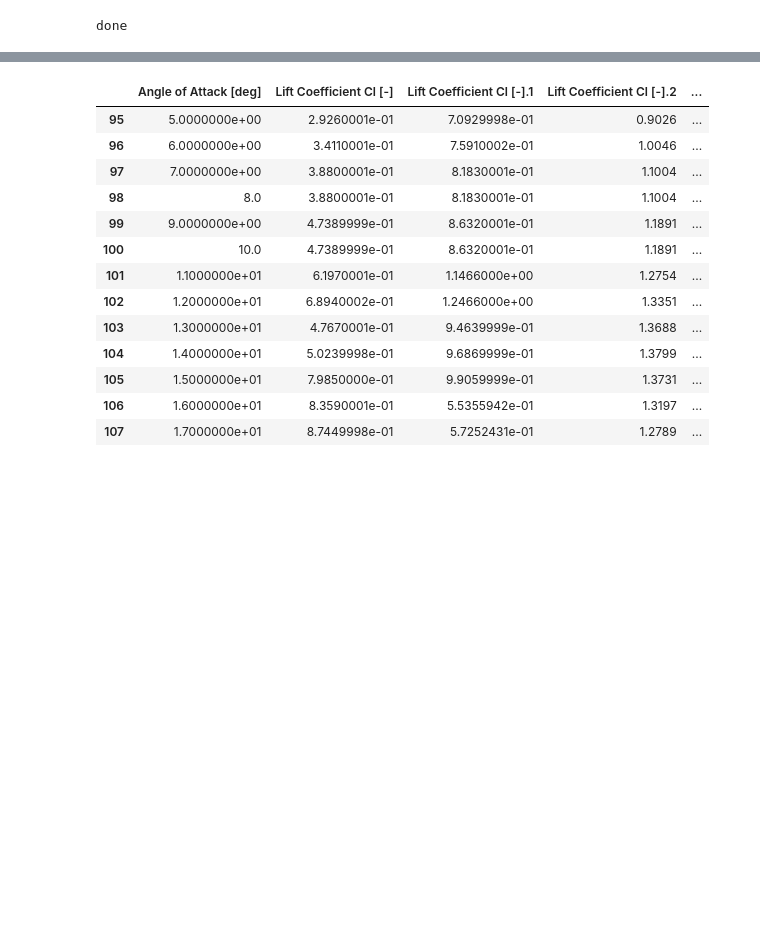
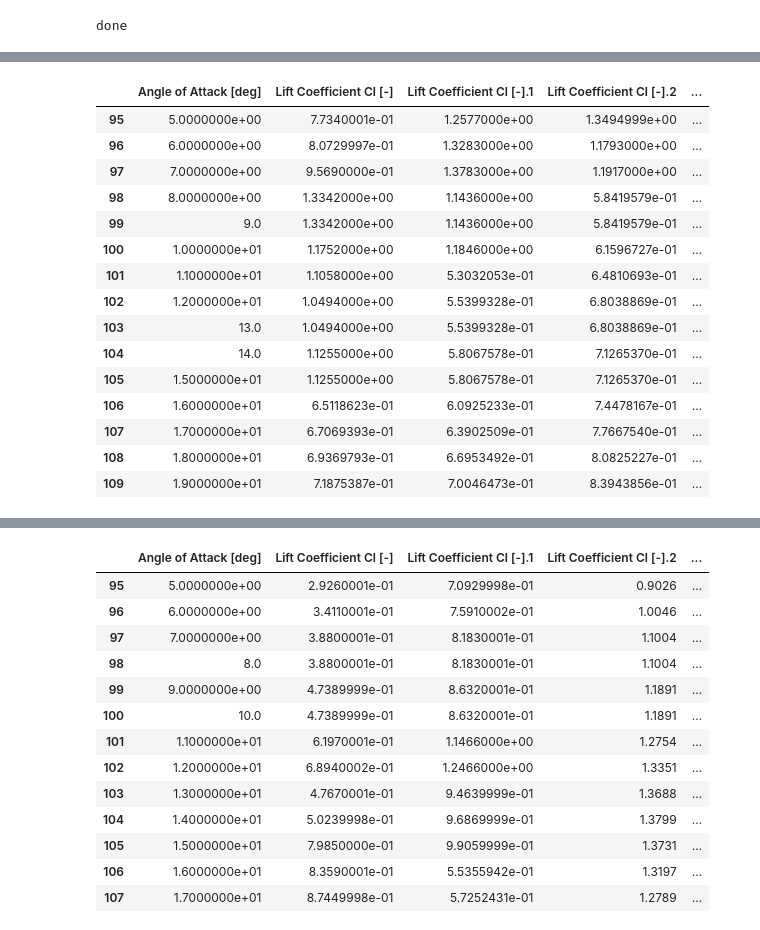
Before and after one commit to Pedro-pb-coder/polars.Qblade, a Jupyter notebook: polares.all.ipynb, the cells around one changed output, grey strips where cells are left out. Saved outputs shown, nothing was run; the diff lists cells and outputs as text; code cells hidden in the pictures; blank space fills up the shorter version.

```diff
--- a/polares.all.ipynb
+++ b/polares.all.ipynb
@@ -75,0 +40,5 @@ df_cl.head(12)
+# %%
+# Garante que pandas mostre todas as linhas e colunas sem cortar
+pd.set_option('display.max_rows', None)
+pd.set_option('display.max_colwidth', None)
+print(df_cl.iloc[:, [0]])
@@ -161,0 +155,75 @@ df_cd.head(180)
+# %%
+## alterações em CL
+
+# alterar incorreto cl 9
+#import pandas as pd
+# add a line between line 97 and 98 that is the same as line 97
+
+# Supondo que 'df' é o seu DataFrame
+
+# Separar o topo, a linha a duplicar, e o restante
+top = df_cl.iloc[:99]                      # inclui até a linha 98
+duplicate_row = df_cl.iloc[[98]].copy()   # linha 97 (como DataFrame)
+bottom = df_cl.iloc[99:]                  # da linha 98 em diante
+
+# Concatenar tudo
+df_cl = pd.concat([top, duplicate_row, bottom]).reset_index(drop=True)
+# alterar valor do grau 9
+df_cl.iloc[99, 0] = 9.0000000e+00
+
+##
+# alterar incorreto cl 13
+#import pandas as pd
+# add a line between line 97 and 98 that is the same as line 97
+
+# Supondo que 'df' é o seu DataFrame
+
+# Separar o topo, a linha a duplicar, e o restante
+top = df_cl.iloc[:103]                      # inclui até a linha 97
+duplicate_row = df_cl.iloc[[102]].copy()   # linha 97 (como DataFrame)
+bottom = df_cl.iloc[103:]                  # da linha 98 em diante
+
+# Concatenar tudo
+df_cl = pd.concat([top, duplicate_row, bottom]).reset_index(drop=True)
+# alterar valor do grau 9
+df_cl.iloc[103, 0] = 1.3000000e+01
+
+##
+
+# alterar incorreto cl 14
+#import pandas as pd
+# add a line between line 97 and 98 that is the same as line 97
+
+# Supondo que 'df' é o seu DataFrame
+
+# Separar o topo, a linha a duplicar, e o restante
+top = df_cl.iloc[:104]                      # inclui até a linha 97
+duplicate_row = df_cl.iloc[[104]].copy()   # linha 97 (como DataFrame)
+bottom = df_cl.iloc[104:]                  # da linha 98 em diante
+
+# Concatenar tudo
+df_cl = pd.concat([top, duplicate_row, bottom]).reset_index(drop=True)
+# alterar valor do grau 9
+df_cl.iloc[104, 0] = 1.4000000e+01
+
+
+# show
+
+df_cl.iloc[95:110]
+# %% [output]
+|  | Angle of Attack [deg] | Lift Coefficient Cl [-] | Lift Coefficient Cl [-].1 | Lift Coefficient Cl [-].2 | ... |
+| 95 | 5.0000000e+00 | 7.7340001e-01 | 1.2577000e+00 | 1.3494999e+00 | ... |
+| 96 | 6.0000000e+00 | 8.0729997e-01 | 1.3283000e+00 | 1.1793000e+00 | ... |
+| 97 | 7.0000000e+00 | 9.5690000e-01 | 1.3783000e+00 | 1.1917000e+00 | ... |
+| 98 | 8.0000000e+00 | 1.3342000e+00 | 1.1436000e+00 | 5.8419579e-01 | ... |
+| 99 | 9.0 | 1.3342000e+00 | 1.1436000e+00 | 5.8419579e-01 | ... |
+| 100 | 1.0000000e+01 | 1.1752000e+00 | 1.1846000e+00 | 6.1596727e-01 | ... |
+| 101 | 1.1000000e+01 | 1.1058000e+00 | 5.3032053e-01 | 6.4810693e-01 | ... |
+| 102 | 1.2000000e+01 | 1.0494000e+00 | 5.5399328e-01 | 6.8038869e-01 | ... |
+| 103 | 13.0 | 1.0494000e+00 | 5.5399328e-01 | 6.8038869e-01 | ... |
+| 104 | 14.0 | 1.1255000e+00 | 5.8067578e-01 | 7.1265370e-01 | ... |
+| 105 | 1.5000000e+01 | 1.1255000e+00 | 5.8067578e-01 | 7.1265370e-01 | ... |
+| 106 | 1.6000000e+01 | 6.5118623e-01 | 6.0925233e-01 | 7.4478167e-01 | ... |
+| 107 | 1.7000000e+01 | 6.7069393e-01 | 6.3902509e-01 | 7.7667540e-01 | ... |
+| 108 | 1.8000000e+01 | 6.9369793e-01 | 6.6953492e-01 | 8.0825227e-01 | ... |
+| 109 | 1.9000000e+01 | 7.1875387e-01 | 7.0046473e-01 | 8.3943856e-01 | ... |
```
Also changed, not shown: parts of 34 cells of this notebook.
